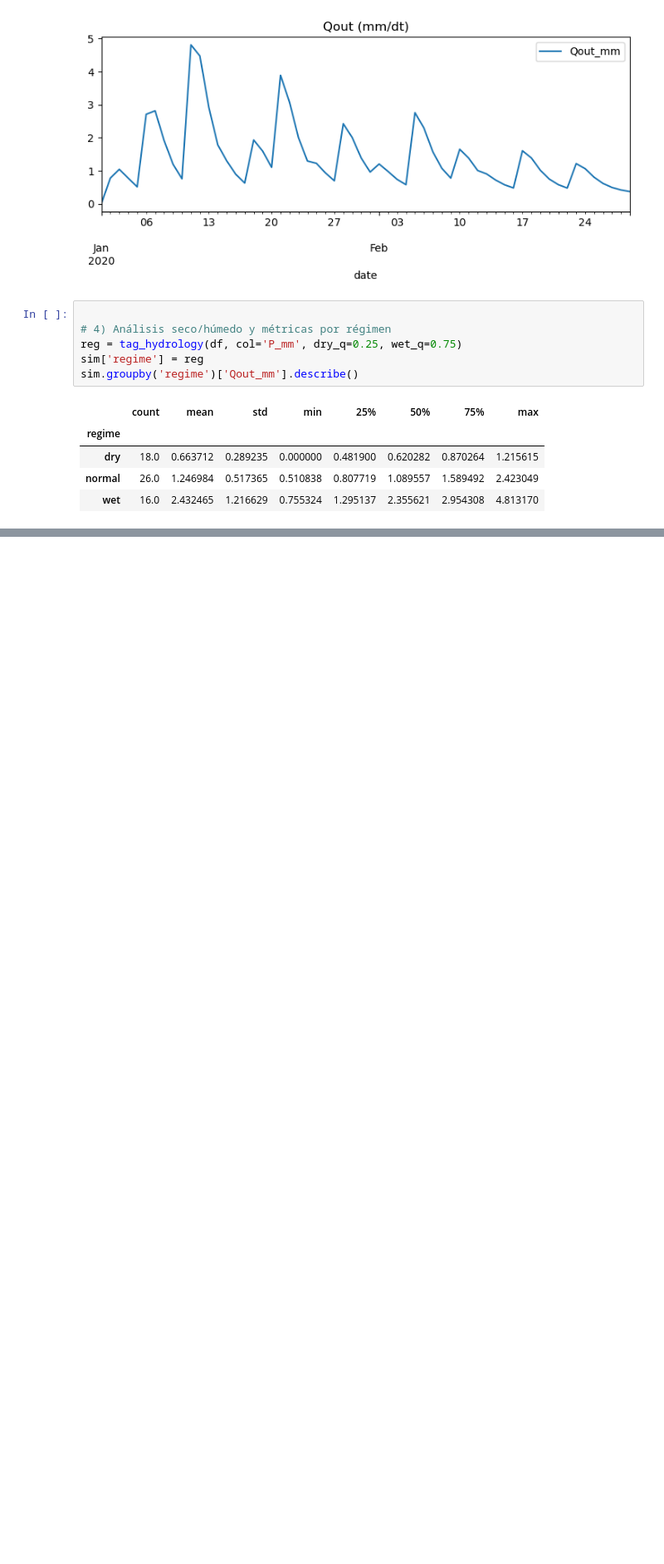
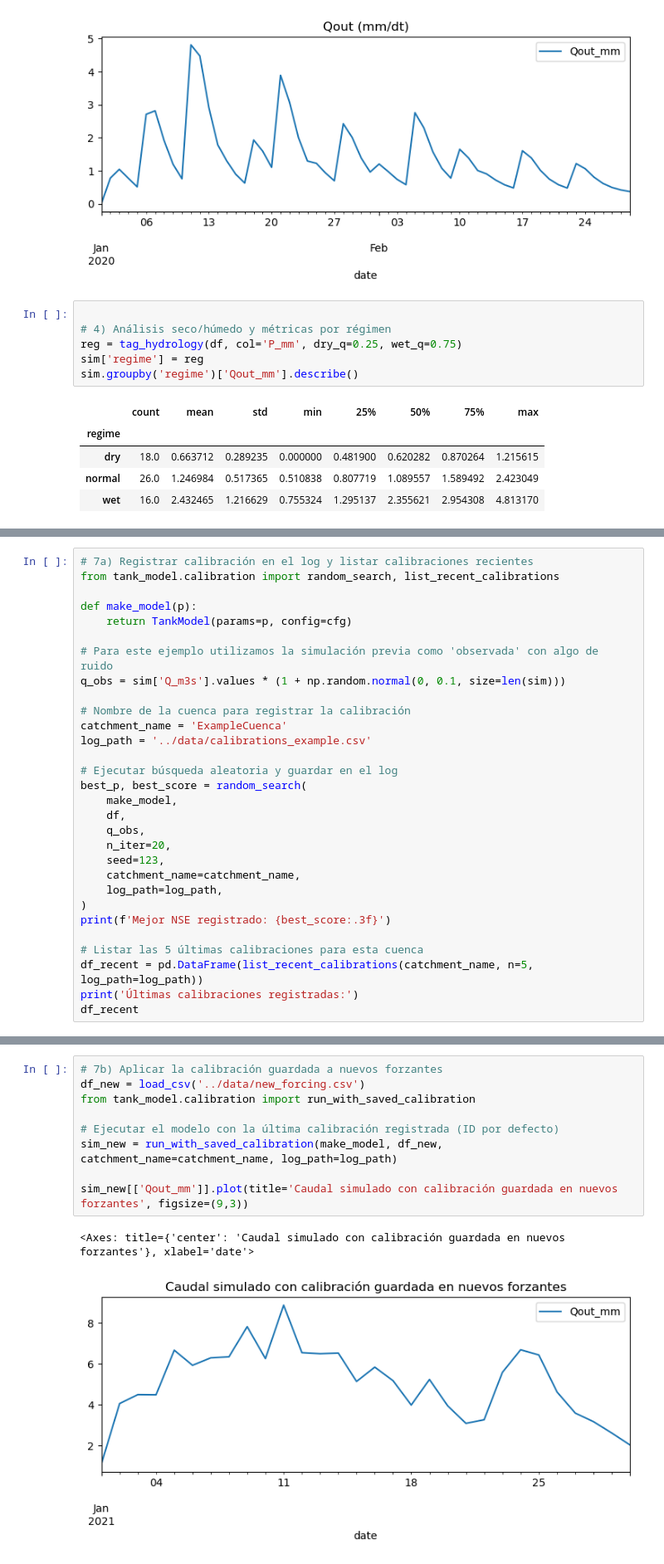
Before and after one commit to uranzea/ModHD, a Jupyter notebook: notebooks/calibracion_y_analisis.ipynb, the cells around one changed output, grey strips where cells are left out. Shown at 83% size. Cells and saved outputs as stored; diff of their text form; blank space fills up the shorter version.

```diff
--- a/notebooks/calibracion_y_analisis.ipynb
+++ b/notebooks/calibracion_y_analisis.ipynb
@@ -68,0 +90,30 @@ wet NSE= 0.9426917162472523
+# %%
+# 7a) Registrar calibración en el log y listar calibraciones recientes
+from tank_model.calibration import random_search, list_recent_calibrations
+
+def make_model(p):
+    return TankModel(params=p, config=cfg)
+
+# Para este ejemplo utilizamos la simulación previa como 'observada' con algo de ruido
+q_obs = sim['Q_m3s'].values * (1 + np.random.normal(0, 0.1, size=len(sim)))
+
+# Nombre de la cuenca para registrar la calibración
+catchment_name = 'ExampleCuenca'
+log_path = '../data/calibrations_example.csv'
+
+# Ejecutar búsqueda aleatoria y guardar en el log
+best_p, best_score = random_search(
+    make_model,
+    df,
+    q_obs,
+    n_iter=20,
+    seed=123,
+    catchment_name=catchment_name,
+    log_path=log_path,
+)
+print(f'Mejor NSE registrado: {best_score:.3f}')
+
+# Listar las 5 últimas calibraciones para esta cuenca
+df_recent = pd.DataFrame(list_recent_calibrations(catchment_name, n=5, log_path=log_path))
+print('Últimas calibraciones registradas:')
+df_recent
@@ -68,0 +125,12 @@ wet NSE= 0.9426917162472523
+# %%
+# 7b) Aplicar la calibración guardada a nuevos forzantes
+df_new = load_csv('../data/new_forcing.csv')
+from tank_model.calibration import run_with_saved_calibration
+
+# Ejecutar el modelo con la última calibración registrada (ID por defecto)
+sim_new = run_with_saved_calibration(make_model, df_new, catchment_name=catchment_name, log_path=log_path)
+
+sim_new[['Qout_mm']].plot(title='Caudal simulado con calibración guardada en nuevos forzantes', figsize=(9,3))
+# %% [output]
+<Axes: title={'center': 'Caudal simulado con calibración guardada en nuevos forzantes'}, xlabel='date'>
+[figure, added]
```
Also changed, not shown: parts of 7 cells of this notebook, 6 other files.
